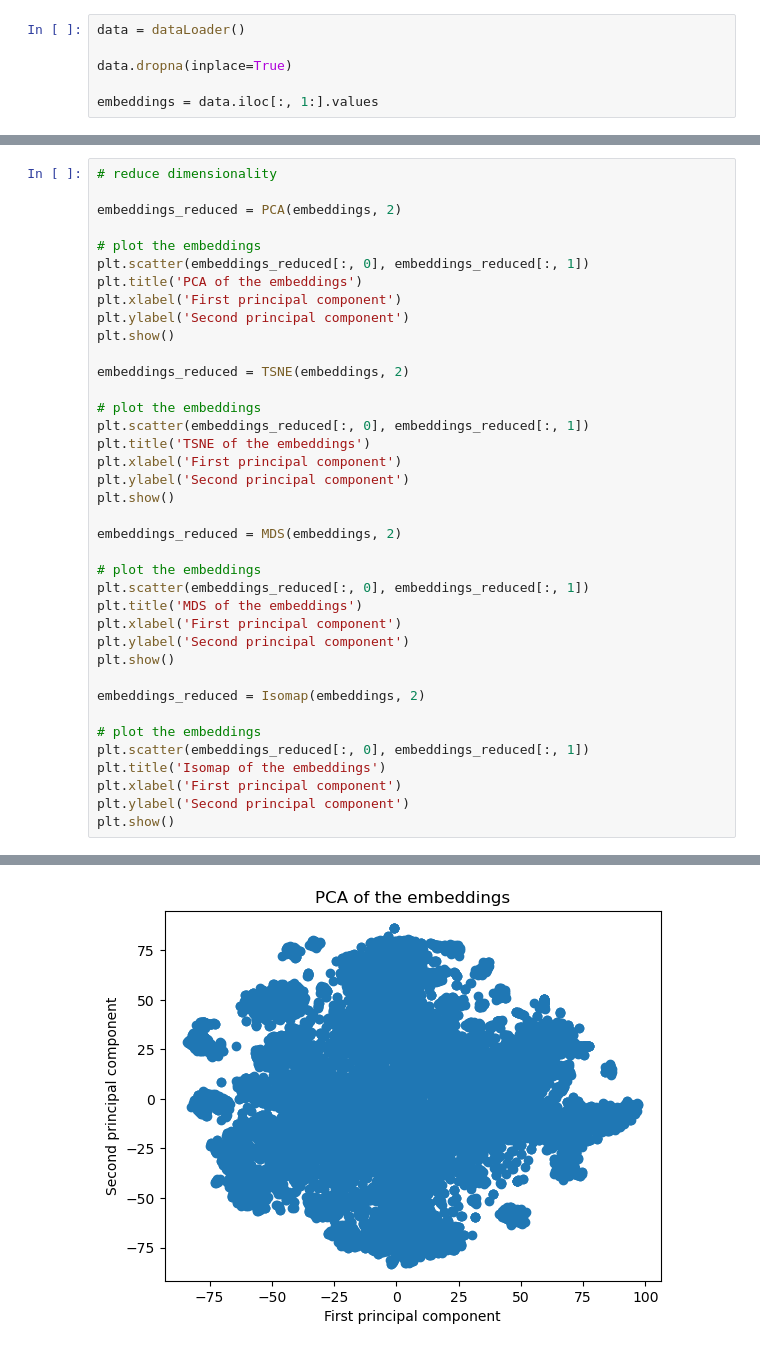
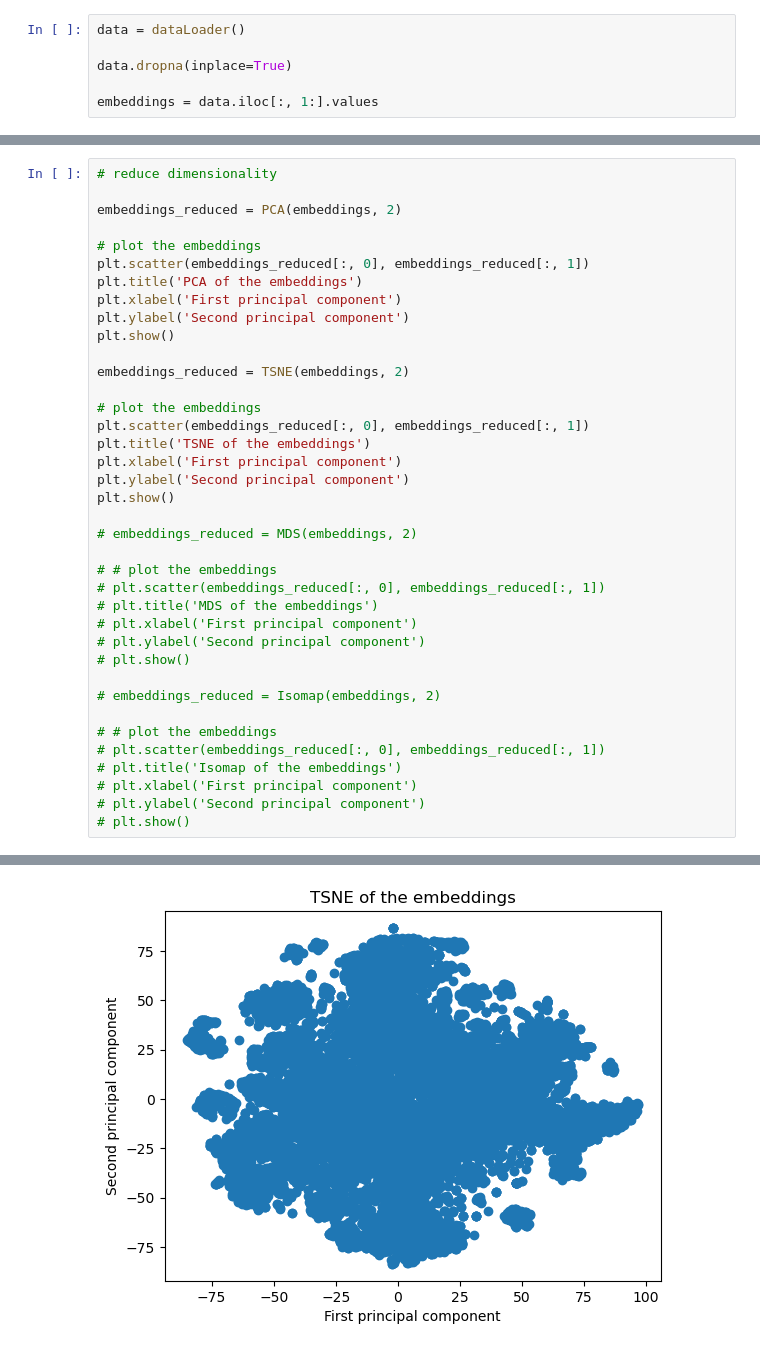
Before and after one commit to DanielBarczyk/reddit-network-conflict, a Jupyter notebook: code/vertexanalysis.ipynb, the cells around one changed output, grey strips where cells are left out. Drawn from its saved outputs; the diff is of its cells as text.

```diff
--- a/code/vertexanalysis.ipynb
+++ b/code/vertexanalysis.ipynb
@@ -25,41 +12,41 @@ embeddings = data.iloc[:, 1:].values
 # %%
 # reduce dimensionality
 
 embeddings_reduced = PCA(embeddings, 2)
 
 # plot the embeddings
 plt.scatter(embeddings_reduced[:, 0], embeddings_reduced[:, 1])
 plt.title('PCA of the embeddings')
 plt.xlabel('First principal component')
 plt.ylabel('Second principal component')
 plt.show()
 
 embeddings_reduced = TSNE(embeddings, 2)
 
 # plot the embeddings
 plt.scatter(embeddings_reduced[:, 0], embeddings_reduced[:, 1])
 plt.title('TSNE of the embeddings')
 plt.xlabel('First principal component')
 plt.ylabel('Second principal component')
 plt.show()
 
-embeddings_reduced = MDS(embeddings, 2)
+# embeddings_reduced = MDS(embeddings, 2)
 
-# plot the embeddings
-plt.scatter(embeddings_reduced[:, 0], embeddings_reduced[:, 1])
-plt.title('MDS of the embeddings')
-plt.xlabel('First principal component')
-plt.ylabel('Second principal component')
-plt.show()
+# # plot the embeddings
+# plt.scatter(embeddings_reduced[:, 0], embeddings_reduced[:, 1])
+# plt.title('MDS of the embeddings')
+# plt.xlabel('First principal component')
+# plt.ylabel('Second principal component')
+# plt.show()
 
-embeddings_reduced = Isomap(embeddings, 2)
+# embeddings_reduced = Isomap(embeddings, 2)
 
-# plot the embeddings
-plt.scatter(embeddings_reduced[:, 0], embeddings_reduced[:, 1])
-plt.title('Isomap of the embeddings')
-plt.xlabel('First principal component')
-plt.ylabel('Second principal component')
-plt.show()
+# # plot the embeddings
+# plt.scatter(embeddings_reduced[:, 0], embeddings_reduced[:, 1])
+# plt.title('Isomap of the embeddings')
+# plt.xlabel('First principal component')
+# plt.ylabel('Second principal component')
+# plt.show()
 # %% [output]
 [figure]
-[figure, old version]
+[figure, new version]
```
Also changed, not shown: parts of 7 cells of this notebook, 2 other files.
